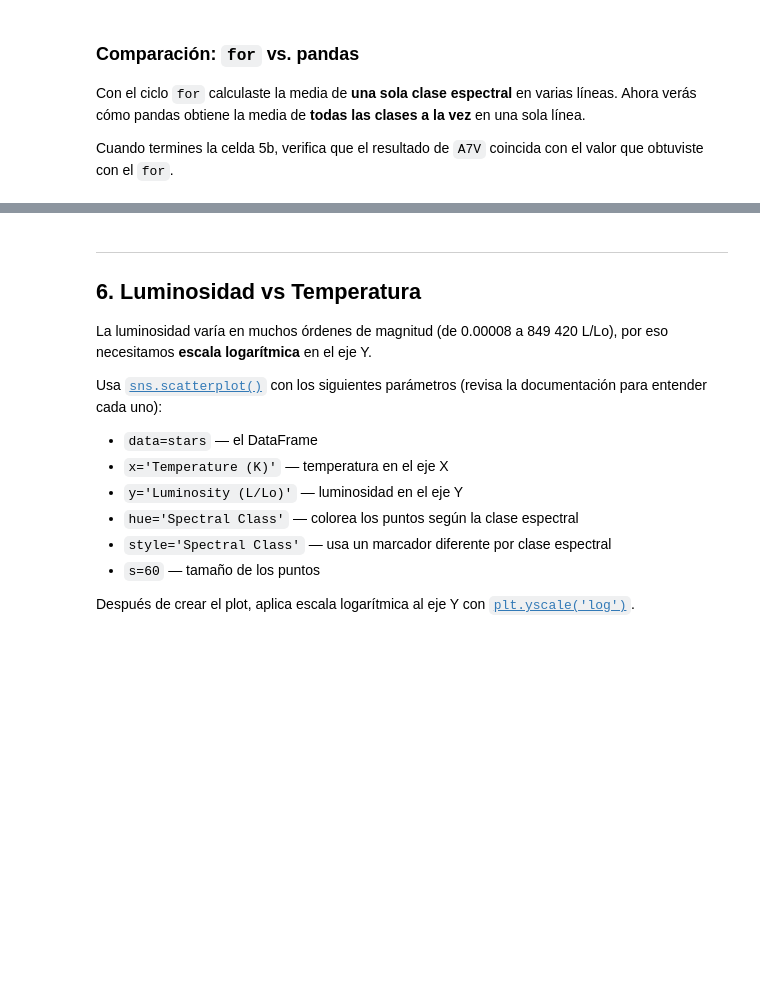
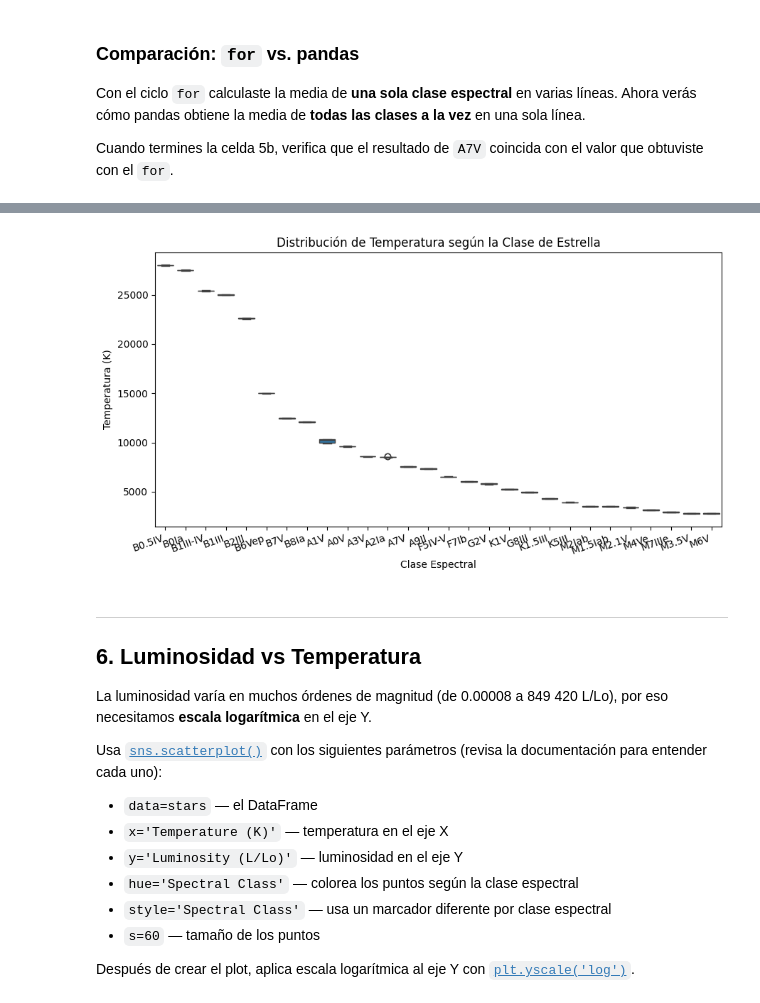
Before and after one commit to diegotorrent4-lang/F12-Programacion, a Jupyter notebook: ejemplos/practica2_analisis_datos/notebooks/analisis_estrellas_estudiante.ipynb, the cells around one changed output, grey strips where cells are left out. Drawn from its saved outputs; the diff is of its cells as text; code cells hidden in the pictures; blank space fills up the shorter version.

```diff
--- a/ejemplos/practica2_analisis_datos/notebooks/analisis_estrellas_estudiante.ipynb
+++ b/ejemplos/practica2_analisis_datos/notebooks/analisis_estrellas_estudiante.ipynb
@@ -214,9 +304,15 @@ coincida con el valor que obtuviste con el `for`.
 # Ordena de mayor a menor y guarda en temp_por_tipo
 # tu código aquí
 
+temp_por_tipo = stars.groupby('Spectral Class')['Temperature (K)'].mean().sort_values(ascending=False)
 
 print('Temperatura promedio por clase espectral (K):')
 print(temp_por_tipo)
 print()
 # Imprime una línea de verificación comparando media_manual con el valor de groupby para 'A7V'
 # tu código aquí
+media_pandas_A7V = temp_por_tipo['A7V']
+
+print(f"Media con el bucle for: {media}")
+print(f"Media con groupby: {media_pandas_A7V}")
+print(f"¿Coinciden los valores?: {round(media, 2) == round(media_pandas_A7V, 2)}")
@@ -223,18 +337,24 @@ print()
 # %%
 plt.figure(figsize=(9, 5))
 orden = temp_por_tipo.index   # orden de mayor a menor temperatura
 
 # Crea el boxplot con sns.boxplot(data=..., x=..., y=..., order=...)
 # tu código aquí
+sns.boxplot(data=stars, x='Spectral Class', y='Temperature (K)', order=orden)
 
 
 # Agrega título y etiquetas de ejes
 # tu código aquí
+plt.title('Distribución de Temperatura según la Clase de Estrella')
+plt.xlabel('Clase Espectral')
+plt.ylabel('Temperatura (K)')
 
 
 plt.xticks(rotation=20, ha='right')
 plt.tight_layout()
 plt.show()
+# %% [output]
+[figure, added]
 # %% [markdown]
 ---
 ## 6. Luminosidad vs Temperatura
```
Also changed, not shown: parts of 13 cells of this notebook.
